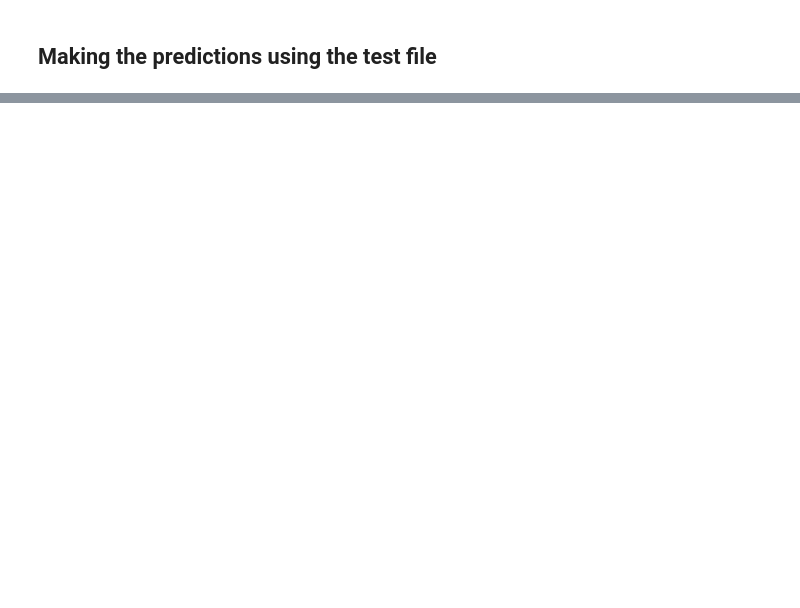
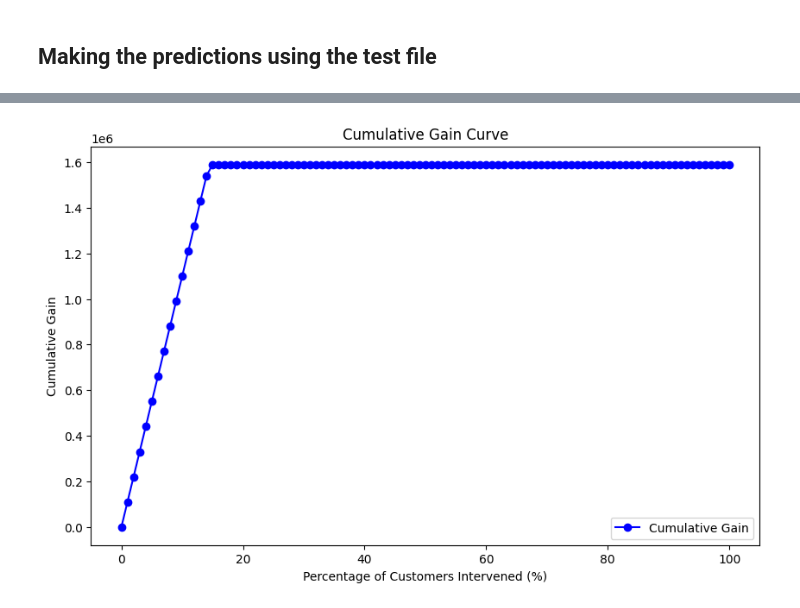
Before and after one commit to manuelasaez/churn_propensity_model, a Jupyter notebook: propensity_churn.ipynb, the cells around one changed output, grey strips where cells are left out. Cells and saved outputs as stored; diff of their text form; code cells hidden in the pictures; blank space fills up the shorter version.

Commit message:
gain and lifr curves

```diff
--- a/propensity_churn.ipynb
+++ b/propensity_churn.ipynb
@@ -297,0 +313,37 @@ Archivo con CustomerID y probabilidades de churn guardado en churn_probabilities
+# %%
+# Definir el valor potencial de cada cliente retenido
+customer_value = 100
+
+# Ordenar los clientes en `results_df` por la probabilidad de churn en orden descendente
+results_df = results_df.sort_values(by='Exited_Probability', ascending=False).reset_index(drop=True)
+
+# Calcular ganancias acumuladas para los clientes retenidos
+results_df['Cumulative_Gain'] = np.cumsum(results_df['Exited_Prediction'] * customer_value)
+
+# Calcular lift acumulado
+results_df['Cumulative_Lift'] = np.cumsum(results_df['Exited_Prediction']) / np.arange(1, len(results_df) + 1)
+
+# Dividir en percentiles y calcular la ganancia acumulada en cada percentil
+percentiles = np.linspace(0, 1, 101)
+# Calculate cumulative gains by percentiles
+gain_percentile = []
+
+for p in percentiles:
+    index = int(len(results_df) * p)
+
+    # Ensure there's data to select
+    if index > 0:
+        gain_percentile.append(results_df.iloc[:index]['Cumulative_Gain'].iloc[-1])
+    else:
+        gain_percentile.append(0)  # No gain at 0%
+
+# Plot the gain curve
+plt.figure(figsize=(10, 6))
+plt.plot(percentiles * 100, gain_percentile, marker='o', color='b', label="Cumulative Gain")
+plt.xlabel("Percentage of Customers Intervened (%)")
+plt.ylabel("Cumulative Gain")
+plt.title("Cumulative Gain Curve")
+plt.legend()
+plt.show()
+# %% [output]
+[figure, added]
```
Also changed, not shown: parts of 7 cells of this notebook.
